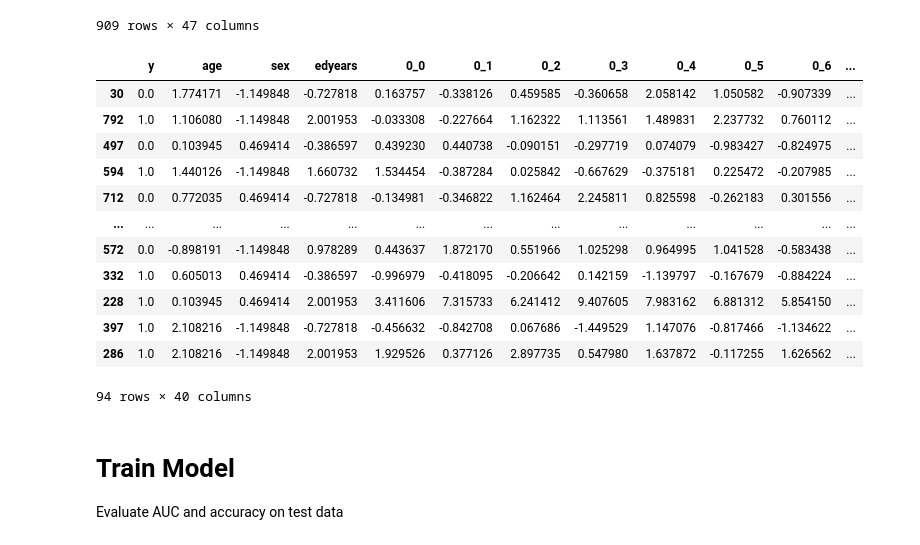
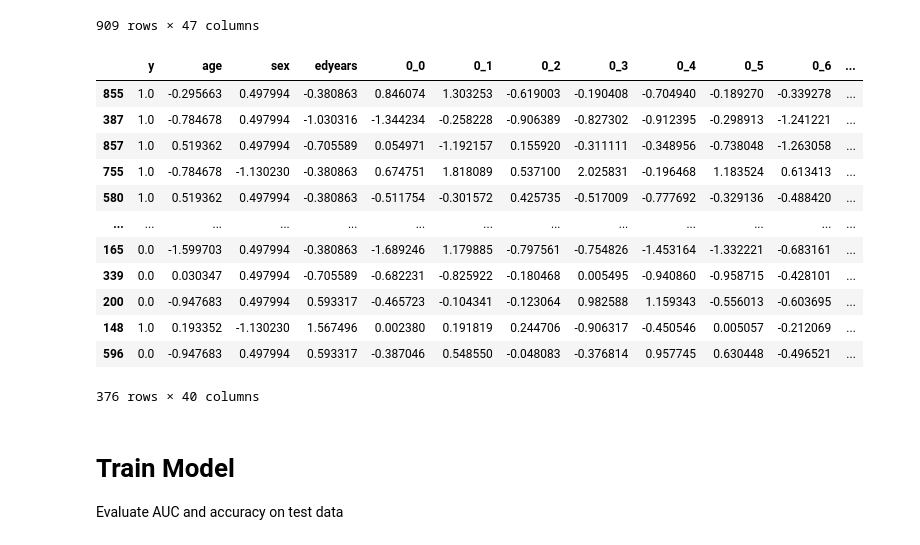
Before and after one commit to JanaGauss/Connectome, a Jupyter notebook: notebooks/elastic_net_pretrained_classification_agg_max.ipynb, the cells around one changed output. Drawn from its saved outputs; the diff is of its cells as text; code cells hidden in the pictures.

Commit message:
results + figures elnet on aggregated data

```diff
--- a/notebooks/elastic_net_pretrained_classification_agg_max.ipynb
+++ b/notebooks/elastic_net_pretrained_classification_agg_max.ipynb
@@ -55,25 +55,25 @@ split = True
 # %%
 # preparation of data
 ytrain, Xtrain, ytest, Xtest = prepare_data(data = df, classification = classification,
                          columns_drop = columns_drop, target = target, y_0 = y_0, y_1 = y_1,
                          train_size = train_size, seed = seed, split = split)
 
 
-pd.concat([ytest, Xtest], axis = 1) # test data
+pd.concat([ytrain, Xtrain], axis = 1) # test data
 # %% [output]
 |  | y | age | sex | edyears | 0_0 | 0_1 | 0_2 | 0_3 | 0_4 | 0_5 | 0_6 | ... |
-| 30 | 0.0 | 1.774171 | -1.149848 | -0.727818 | 0.163757 | -0.338126 | 0.459585 | -0.360658 | 2.058142 | 1.050582 | -0.907339 | ... |
-| 792 | 1.0 | 1.106080 | -1.149848 | 2.001953 | -0.033308 | -0.227664 | 1.162322 | 1.113561 | 1.489831 | 2.237732 | 0.760112 | ... |
-| 497 | 0.0 | 0.103945 | 0.469414 | -0.386597 | 0.439230 | 0.440738 | -0.090151 | -0.297719 | 0.074079 | -0.983427 | -0.824975 | ... |
-| 594 | 1.0 | 1.440126 | -1.149848 | 1.660732 | 1.534454 | -0.387284 | 0.025842 | -0.667629 | -0.375181 | 0.225472 | -0.207985 | ... |
-| 712 | 0.0 | 0.772035 | 0.469414 | -0.727818 | -0.134981 | -0.346822 | 1.162464 | 2.245811 | 0.825598 | -0.262183 | 0.301556 | ... |
+| 855 | 1.0 | -0.295663 | 0.497994 | -0.380863 | 0.846074 | 1.303253 | -0.619003 | -0.190408 | -0.704940 | -0.189270 | -0.339278 | ... |
+| 387 | 1.0 | -0.784678 | 0.497994 | -1.030316 | -1.344234 | -0.258228 | -0.906389 | -0.827302 | -0.912395 | -0.298913 | -1.241221 | ... |
+| 857 | 1.0 | 0.519362 | 0.497994 | -0.705589 | 0.054971 | -1.192157 | 0.155920 | -0.311111 | -0.348956 | -0.738048 | -1.263058 | ... |
+| 755 | 1.0 | -0.784678 | -1.130230 | -0.380863 | 0.674751 | 1.818089 | 0.537100 | 2.025831 | -0.196468 | 1.183524 | 0.613413 | ... |
+| 580 | 1.0 | 0.519362 | 0.497994 | -0.380863 | -0.511754 | -0.301572 | 0.425735 | -0.517009 | -0.777692 | -0.329136 | -0.488420 | ... |
 | ... | ... | ... | ... | ... | ... | ... | ... | ... | ... | ... | ... | ... |
-| 572 | 0.0 | -0.898191 | -1.149848 | 0.978289 | 0.443637 | 1.872170 | 0.551966 | 1.025298 | 0.964995 | 1.041528 | -0.583438 | ... |
-| 332 | 1.0 | 0.605013 | 0.469414 | -0.386597 | -0.996979 | -0.418095 | -0.206642 | 0.142159 | -1.139797 | -0.167679 | -0.884224 | ... |
-| 228 | 1.0 | 0.103945 | 0.469414 | 2.001953 | 3.411606 | 7.315733 | 6.241412 | 9.407605 | 7.983162 | 6.881312 | 5.854150 | ... |
-| 397 | 1.0 | 2.108216 | -1.149848 | -0.727818 | -0.456632 | -0.842708 | 0.067686 | -1.449529 | 1.147076 | -0.817466 | -1.134622 | ... |
-| 286 | 1.0 | 2.108216 | -1.149848 | 2.001953 | 1.929526 | 0.377126 | 2.897735 | 0.547980 | 1.637872 | -0.117255 | 1.626562 | ... |
+| 165 | 0.0 | -1.599703 | 0.497994 | -0.380863 | -1.689246 | 1.179885 | -0.797561 | -0.754826 | -1.453164 | -1.332221 | -0.683161 | ... |
+| 339 | 0.0 | 0.030347 | 0.497994 | -0.705589 | -0.682231 | -0.825922 | -0.180468 | 0.005495 | -0.940860 | -0.958715 | -0.428101 | ... |
+| 200 | 0.0 | -0.947683 | 0.497994 | 0.593317 | -0.465723 | -0.104341 | -0.123064 | 0.982588 | 1.159343 | -0.556013 | -0.603695 | ... |
+| 148 | 1.0 | 0.193352 | -1.130230 | 1.567496 | 0.002380 | 0.191819 | 0.244706 | -0.906317 | -0.450546 | 0.005057 | -0.212069 | ... |
+| 596 | 0.0 | -0.947683 | 0.497994 | 0.593317 | -0.387046 | 0.548550 | -0.048083 | -0.376814 | 0.957745 | 0.630448 | -0.496521 | ... |
-94 rows × 40 columns
+376 rows × 40 columns
 # %% [markdown]
 # Train Model
 Evaluate AUC and accuracy on test data
```
Also changed, not shown: parts of 24 cells of this notebook, 14 other files.
